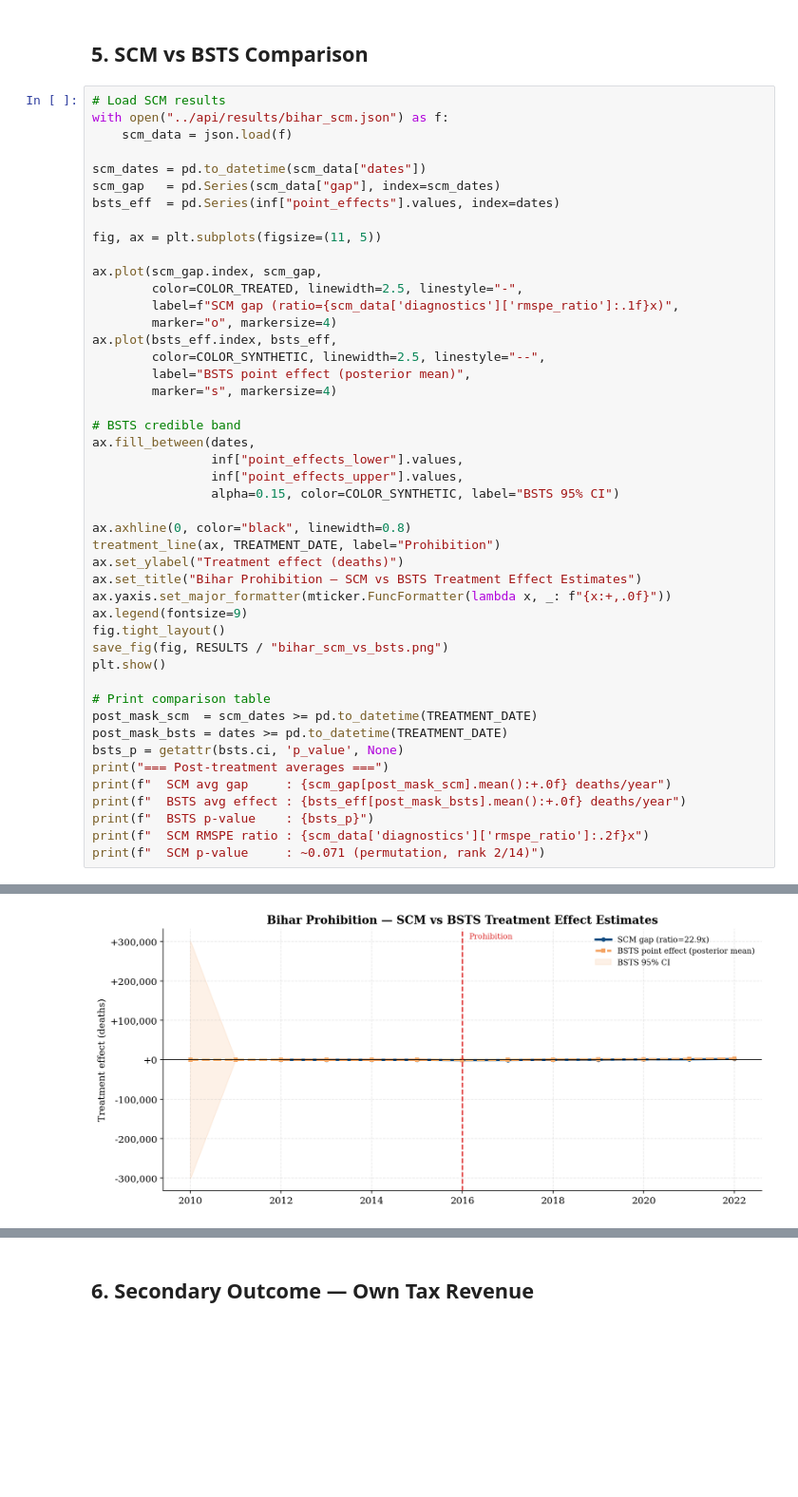
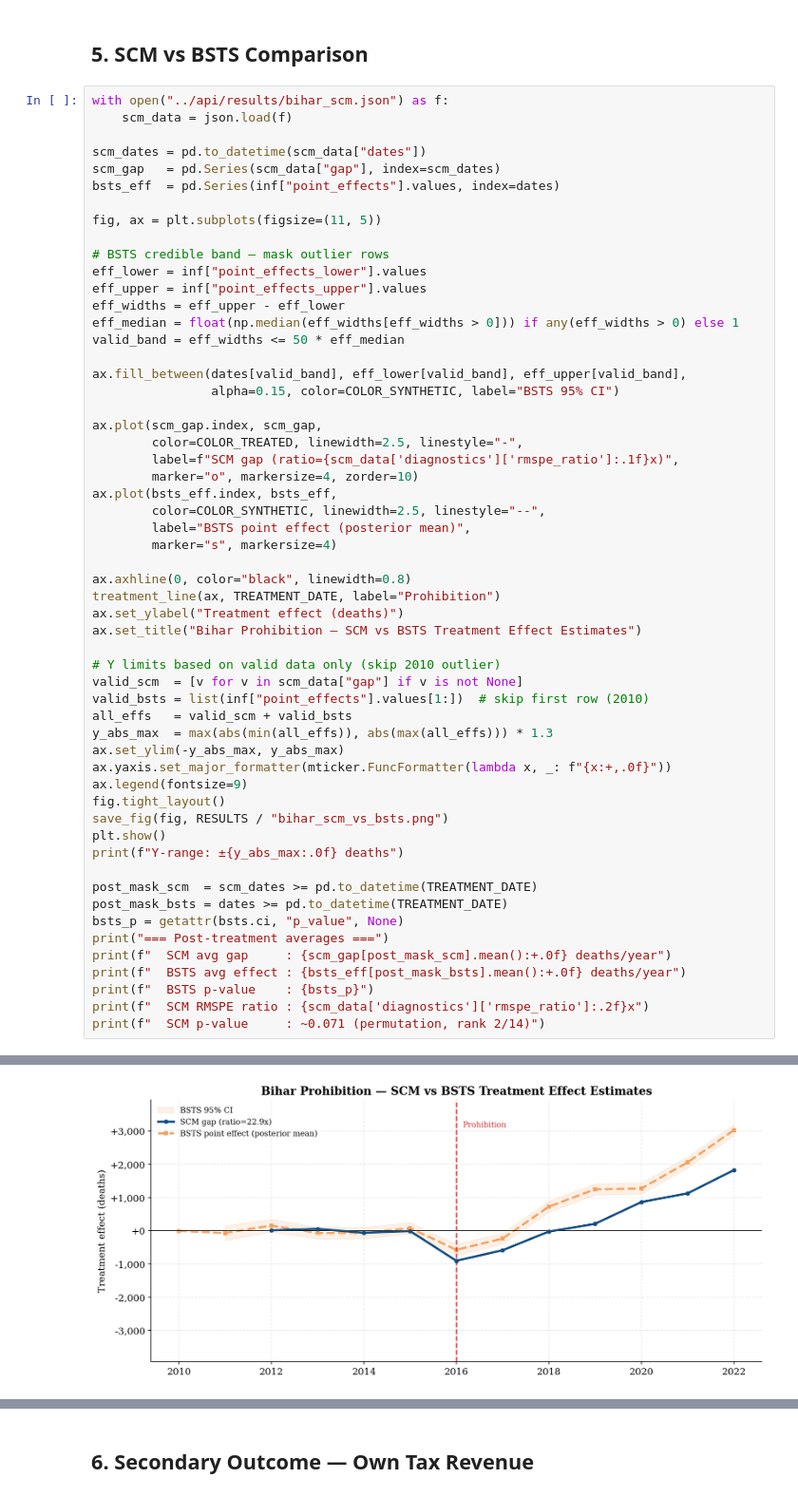
Before and after one commit to amsorrytola/scm-policy-india-, a Jupyter notebook: notebooks/09_bsts_bihar.ipynb, the cells around one changed output, grey strips where cells are left out. Shown at 95% size. Cells and saved outputs as stored; diff of their text form; blank space fills up the shorter version.

```diff
--- a/notebooks/09_bsts_bihar.ipynb
+++ b/notebooks/09_bsts_bihar.ipynb
@@ -196,7 +224,6 @@ Year
 # %% [markdown]
 ## 5. SCM vs BSTS Comparison
 # %%
-# Load SCM results
 with open("../api/results/bihar_scm.json") as f:
     scm_data = json.load(f)
 
@@ -206,41 +233,52 @@ bsts_eff  = pd.Series(inf["point_effects"].values, index=dates)
 
 fig, ax = plt.subplots(figsize=(11, 5))
 
+# BSTS credible band — mask outlier rows
+eff_lower = inf["point_effects_lower"].values
+eff_upper = inf["point_effects_upper"].values
+eff_widths = eff_upper - eff_lower
+eff_median = float(np.median(eff_widths[eff_widths > 0])) if any(eff_widths > 0) else 1
+valid_band = eff_widths <= 50 * eff_median
+
+ax.fill_between(dates[valid_band], eff_lower[valid_band], eff_upper[valid_band],
+                alpha=0.15, color=COLOR_SYNTHETIC, label="BSTS 95% CI")
+
 ax.plot(scm_gap.index, scm_gap,
         color=COLOR_TREATED, linewidth=2.5, linestyle="-",
         label=f"SCM gap (ratio={scm_data['diagnostics']['rmspe_ratio']:.1f}x)",
-        marker="o", markersize=4)
+        marker="o", markersize=4, zorder=10)
 ax.plot(bsts_eff.index, bsts_eff,
         color=COLOR_SYNTHETIC, linewidth=2.5, linestyle="--",
         label="BSTS point effect (posterior mean)",
         marker="s", markersize=4)
 
-# BSTS credible band
-ax.fill_between(dates,
-                inf["point_effects_lower"].values,
-                inf["point_effects_upper"].values,
-                alpha=0.15, color=COLOR_SYNTHETIC, label="BSTS 95% CI")
-
 ax.axhline(0, color="black", linewidth=0.8)
 treatment_line(ax, TREATMENT_DATE, label="Prohibition")
 ax.set_ylabel("Treatment effect (deaths)")
 ax.set_title("Bihar Prohibition — SCM vs BSTS Treatment Effect Estimates")
+
+# Y limits based on valid data only (skip 2010 outlier)
+valid_scm  = [v for v in scm_data["gap"] if v is not None]
+valid_bsts = list(inf["point_effects"].values[1:])  # skip first row (2010)
+all_effs   = valid_scm + valid_bsts
+y_abs_max  = max(abs(min(all_effs)), abs(max(all_effs))) * 1.3
+ax.set_ylim(-y_abs_max, y_abs_max)
 ax.yaxis.set_major_formatter(mticker.FuncFormatter(lambda x, _: f"{x:+,.0f}"))
 ax.legend(fontsize=9)
 fig.tight_layout()
 save_fig(fig, RESULTS / "bihar_scm_vs_bsts.png")
 plt.show()
+print(f"Y-range: ±{y_abs_max:.0f} deaths")
 
-# Print comparison table
 post_mask_scm  = scm_dates >= pd.to_datetime(TREATMENT_DATE)
 post_mask_bsts = dates >= pd.to_datetime(TREATMENT_DATE)
-bsts_p = getattr(bsts.ci, 'p_value', None)
+bsts_p = getattr(bsts.ci, "p_value", None)
 print("=== Post-treatment averages ===")
 print(f"  SCM avg gap     : {scm_gap[post_mask_scm].mean():+.0f} deaths/year")
 print(f"  BSTS avg effect : {bsts_eff[post_mask_bsts].mean():+.0f} deaths/year")
 print(f"  BSTS p-value    : {bsts_p}")
 print(f"  SCM RMSPE ratio : {scm_data['diagnostics']['rmspe_ratio']:.2f}x")
 print(f"  SCM p-value     : ~0.071 (permutation, rank 2/14)")
 # %% [output]
   Saved: ../results/figures/bihar_scm_vs_bsts.png
-[figure, old version]
+[figure, new version]
```
Also changed, not shown: parts of 5 cells of this notebook, 4 other files.
